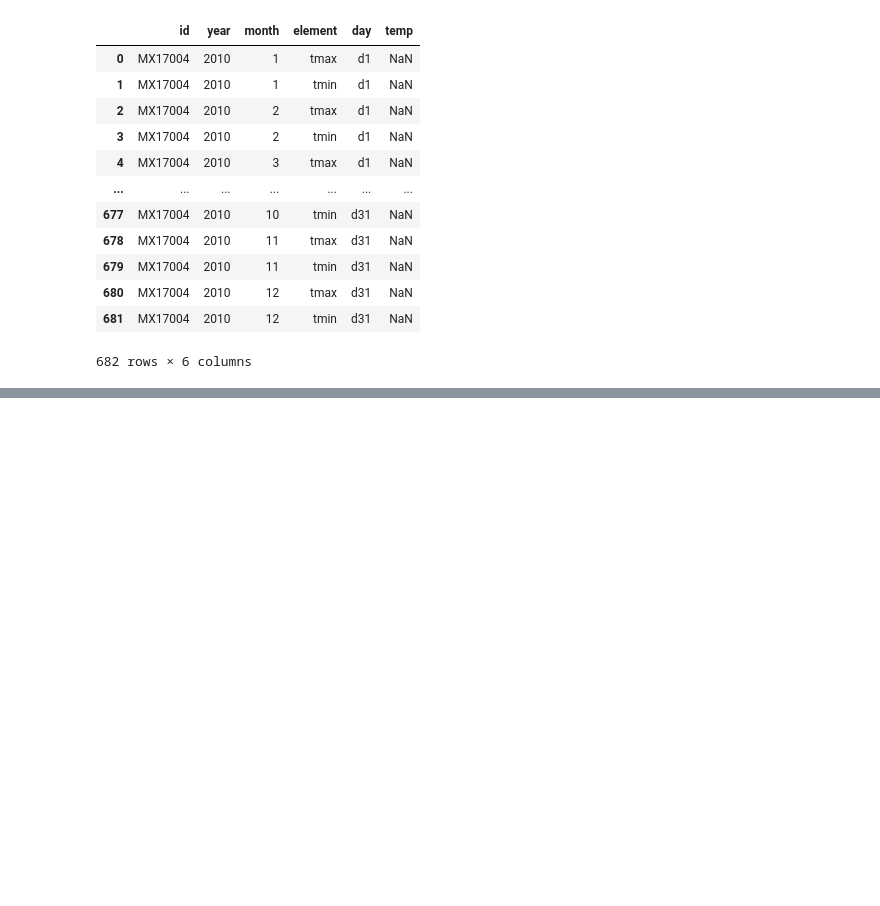
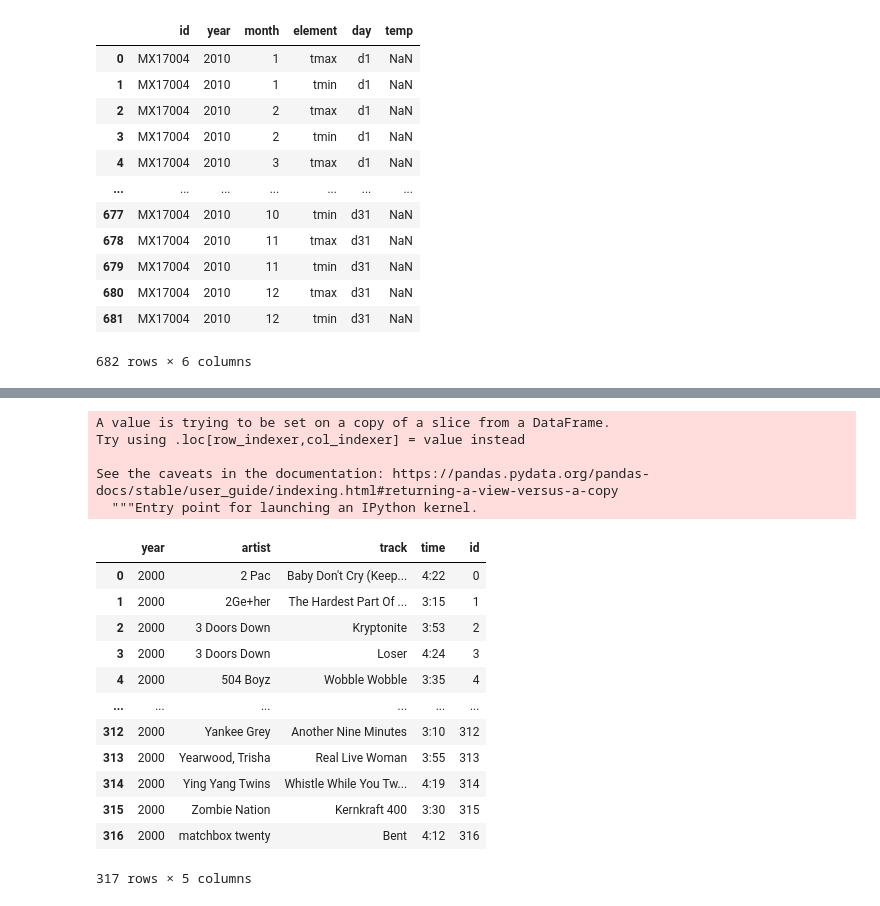
Before and after one commit to rshby/belajar_sendiri, a Jupyter notebook: Cleaning and Tidying Data in Pandas.ipynb, the cells around one changed output, grey strips where cells are left out. Drawn from its saved outputs; the diff is of its cells as text; code cells hidden in the pictures; blank space fills up the shorter version.

```diff
--- a/Cleaning and Tidying Data in Pandas.ipynb
+++ b/Cleaning and Tidying Data in Pandas.ipynb
@@ -343,0 +413,2 @@ weather_melt
+# %%
+billboard_songs = billboard_songs.drop_duplicates()
@@ -343,0 +431,24 @@ weather_melt
+# %%
+billboard_songs['id'] = range(len(billboard_songs))
+# %% [output]
+A value is trying to be set on a copy of a slice from a DataFrame.
+Try using .loc[row_indexer,col_indexer] = value instead
+
+See the caveats in the documentation: https://pandas.pydata.org/pandas-docs/stable/user_guide/indexing.html#returning-a-view-versus-a-copy
+  """Entry point for launching an IPython kernel.
+# %%
+billboard_songs
+# %% [output]
+|  | year | artist | track | time | id |
+| 0 | 2000 | 2 Pac | Baby Don't Cry (Keep... | 4:22 | 0 |
+| 1 | 2000 | 2Ge+her | The Hardest Part Of ... | 3:15 | 1 |
+| 2 | 2000 | 3 Doors Down | Kryptonite | 3:53 | 2 |
+| 3 | 2000 | 3 Doors Down | Loser | 4:24 | 3 |
+| 4 | 2000 | 504 Boyz | Wobble Wobble | 3:35 | 4 |
+| ... | ... | ... | ... | ... | ... |
+| 312 | 2000 | Yankee Grey | Another Nine Minutes | 3:10 | 312 |
+| 313 | 2000 | Yearwood, Trisha | Real Live Woman | 3:55 | 313 |
+| 314 | 2000 | Ying Yang Twins | Whistle While You Tw... | 4:19 | 314 |
+| 315 | 2000 | Zombie Nation | Kernkraft 400 | 3:30 | 315 |
+| 316 | 2000 | matchbox twenty | Bent | 4:12 | 316 |
+317 rows × 5 columns
```
Also changed, not shown: parts of 7 cells of this notebook, 1 other file.
